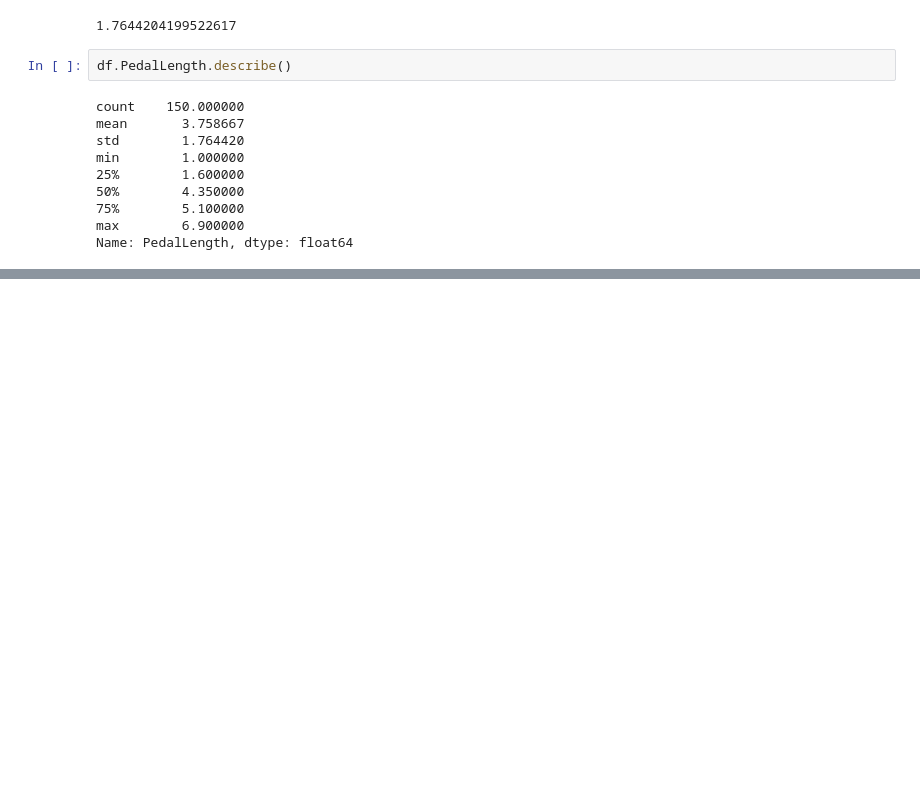
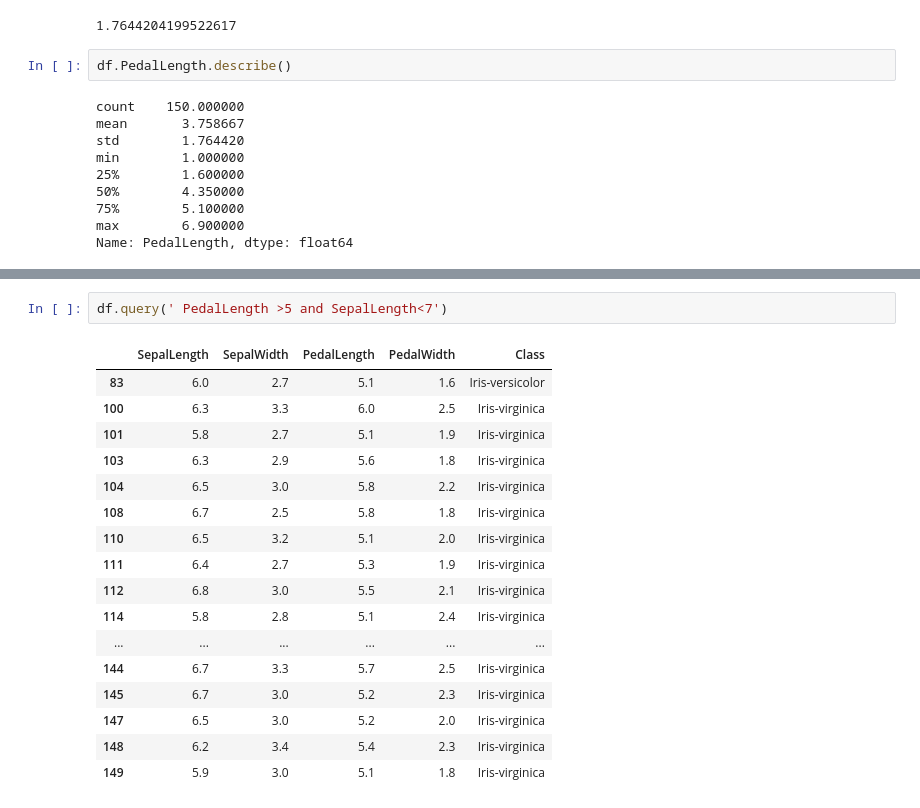
Before and after one commit to anjilakarkigit/dataVisualization, a Jupyter notebook: visual1.ipynb, the cells around one changed output, grey strips where cells are left out. Cells and saved outputs as stored; diff of their text form; blank space fills up the shorter version.

```diff
--- a/visual1.ipynb
+++ b/visual1.ipynb
@@ -81,0 +116,20 @@ Name: PedalLength, dtype: float64
+# %%
+df.query(' PedalLength >5 and SepalLength<7')
+# %% [output]
+|  | SepalLength | SepalWidth | PedalLength | PedalWidth | Class |
+| 83 | 6.0 | 2.7 | 5.1 | 1.6 | Iris-versicolor |
+| 100 | 6.3 | 3.3 | 6.0 | 2.5 | Iris-virginica |
+| 101 | 5.8 | 2.7 | 5.1 | 1.9 | Iris-virginica |
+| 103 | 6.3 | 2.9 | 5.6 | 1.8 | Iris-virginica |
+| 104 | 6.5 | 3.0 | 5.8 | 2.2 | Iris-virginica |
+| 108 | 6.7 | 2.5 | 5.8 | 1.8 | Iris-virginica |
+| 110 | 6.5 | 3.2 | 5.1 | 2.0 | Iris-virginica |
+| 111 | 6.4 | 2.7 | 5.3 | 1.9 | Iris-virginica |
+| 112 | 6.8 | 3.0 | 5.5 | 2.1 | Iris-virginica |
+| 114 | 5.8 | 2.8 | 5.1 | 2.4 | Iris-virginica |
+| ... | ... | ... | ... | ... | ... |
+| 144 | 6.7 | 3.3 | 5.7 | 2.5 | Iris-virginica |
+| 145 | 6.7 | 3.0 | 5.2 | 2.3 | Iris-virginica |
+| 147 | 6.5 | 3.0 | 5.2 | 2.0 | Iris-virginica |
+| 148 | 6.2 | 3.4 | 5.4 | 2.3 | Iris-virginica |
+| 149 | 5.9 | 3.0 | 5.1 | 1.8 | Iris-virginica |
```
Also changed, not shown: parts of 6 cells of this notebook.
